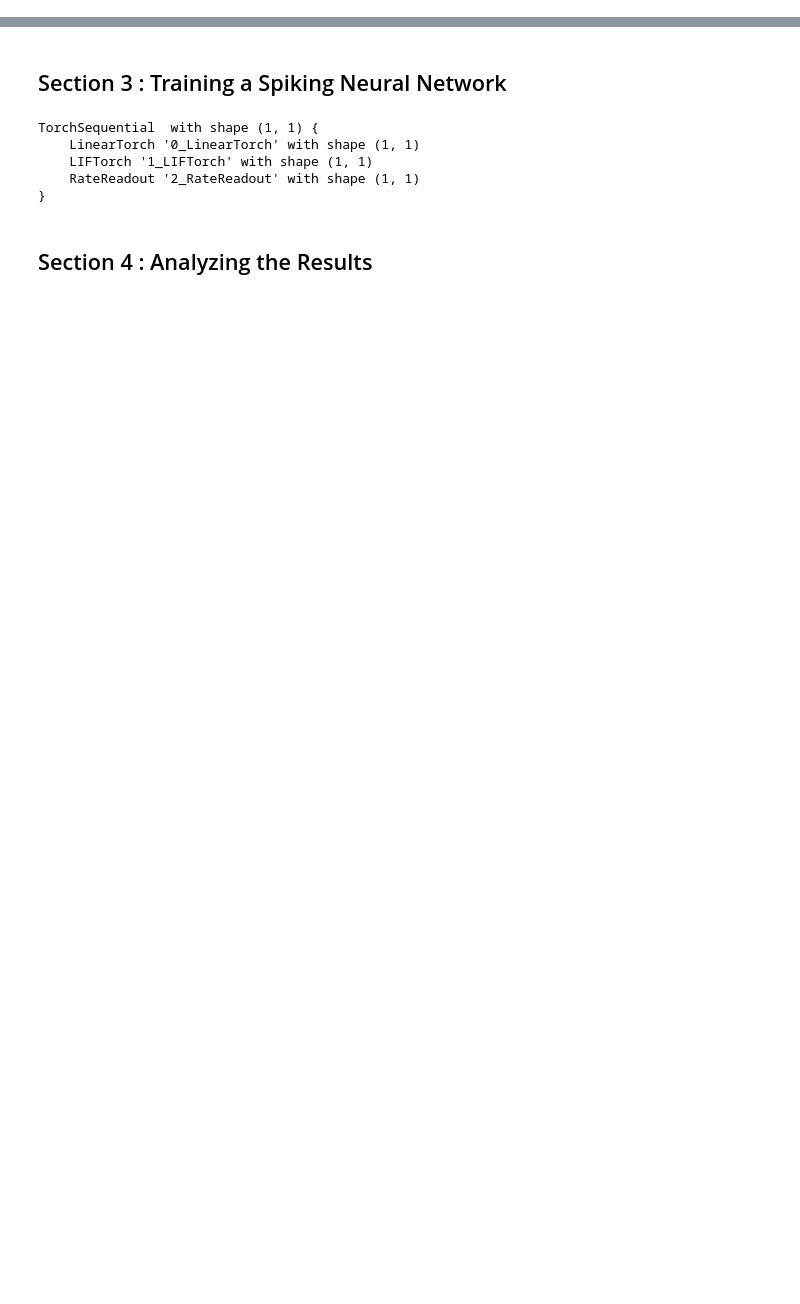
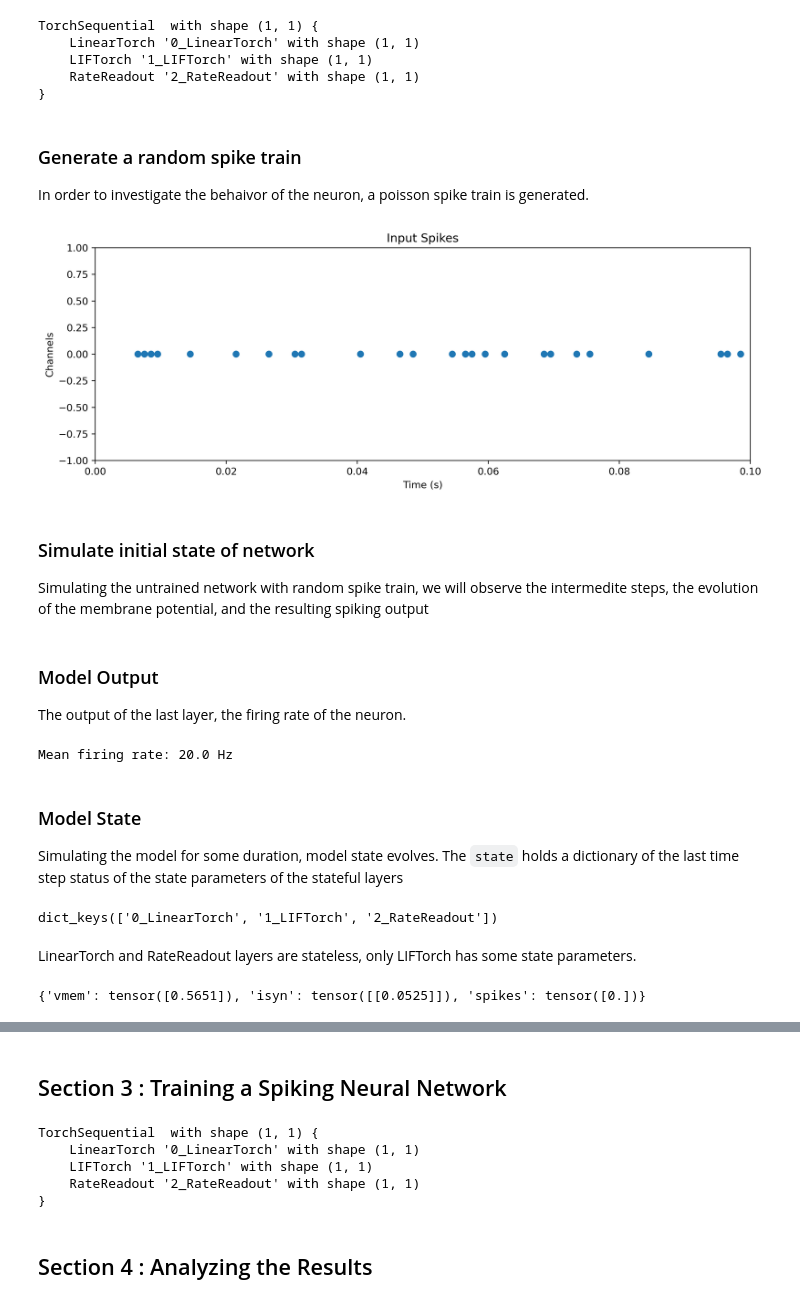
Before and after one commit to synsense/snn-workshop-amld-2022, a Jupyter notebook: 3. Training SNNs from scracth/training_snn_rate.ipynb, the cells around one changed output, grey strips where cells are left out. Saved outputs shown, nothing was run; the diff lists cells and outputs as text; code cells hidden in the pictures; blank space fills up the shorter version.

```diff
--- a/3. Training SNNs from scracth/training_snn_rate.ipynb
+++ b/3. Training SNNs from scracth/training_snn_rate.ipynb
@@ -186,0 +131,46 @@ plot_raster(inp, "Input Spikes", dt)
+# %%
+dt = 1e-3
+
+# --- Input Layer --- #
+linear = LinearTorch(
+    shape=(1, 1),
+    weight=torch.tensor([[0.02]]),
+    has_bias=False,
+)
+
+# --- LIF Layer --- #
+lif = LIFTorch(
+    shape=(1, 1),
+    tau_mem=Constant(0.03),
+    tau_syn=Constant(0.01),
+    bias=Constant(0.0),
+    threshold=Constant(1.0),
+    spike_generation_fn=StepPWL,
+    dt=dt,
+)
+
+# --- Readout Layer --- #
+readout = RateReadout(shape=(1, 1), dt=dt)
+
+# --- Model --- #
+model = Sequential(linear, lif, readout)
+model
+# %% [output]
+TorchSequential  with shape (1, 1) {
+    LinearTorch '0_LinearTorch' with shape (1, 1)
+    LIFTorch '1_LIFTorch' with shape (1, 1)
+    RateReadout '2_RateReadout' with shape (1, 1)
+}
+# %% [markdown]
+### Generate a random spike train
+
+In order to investigate the behaivor of the neuron, a poisson spike train is generated.
+# %%
+spike_ts = poisson_spike_train(duration=100e-3, rate=200.0, dt=dt, seed=2022)
+plot_raster(spike_ts, "Input Spikes", dt)
+# %% [output]
+[figure, added]
+# %% [markdown]
+### Simulate initial state of network
+
+Simulating the untrained network with random spike train, we will observe the intermedite steps, the evolution of the membrane potential, and the resulting spiking output
@@ -186,0 +180,22 @@ plot_raster(inp, "Input Spikes", dt)
+# %% [markdown]
+### Model Output
+
+The output of the last layer, the firing rate of the neuron.
+# %%
+print("Mean firing rate:", rate_out.item(), "Hz")
+# %% [output]
+Mean firing rate: 20.0 Hz
+# %% [markdown]
+### Model State
+
+Simulating the model for some duration, model state evolves. The `state` holds a dictionary of the last time step status of the state parameters of the stateful layers
+# %%
+print(state.keys())
+# %% [output]
+dict_keys(['0_LinearTorch', '1_LIFTorch', '2_RateReadout'])
+# %% [markdown]
+LinearTorch and RateReadout layers are stateless, only LIFTorch has some state parameters.
+# %%
+print(state["1_LIFTorch"])
+# %% [output]
+{'vmem': tensor([0.5651]), 'isyn': tensor([[0.0525]]), 'spikes': tensor([0.])}
```
Also changed, not shown: parts of 66 cells of this notebook.
